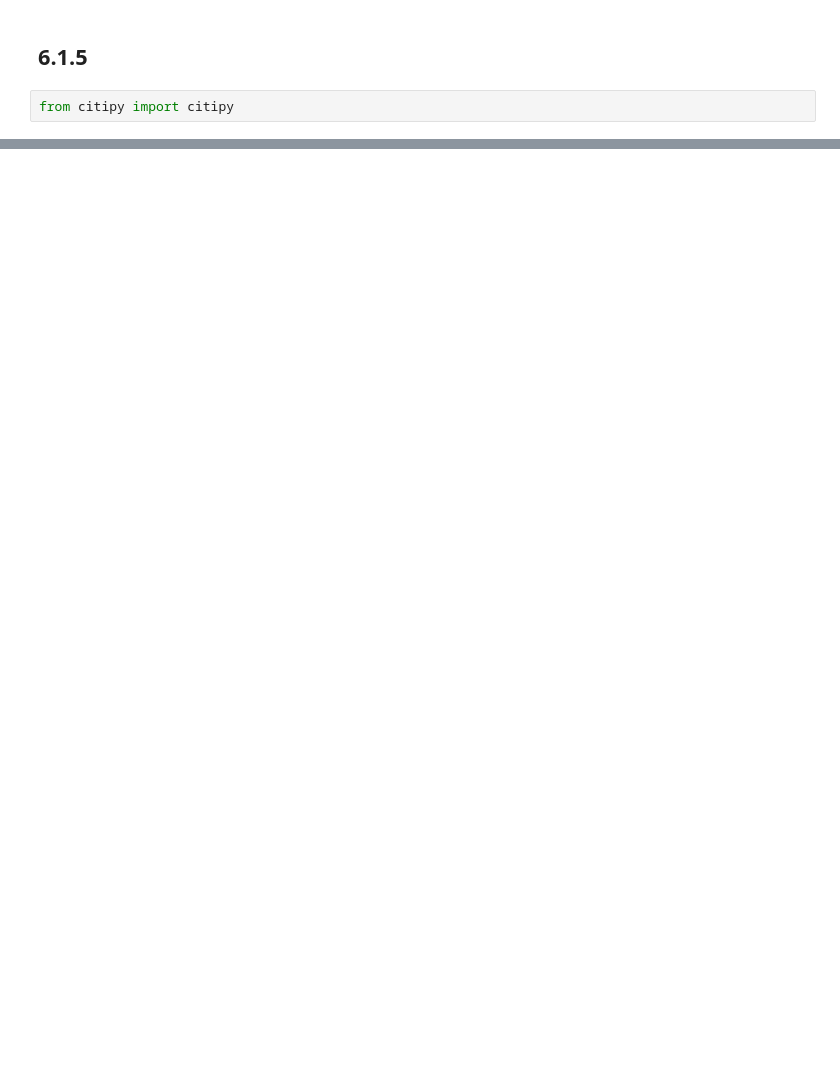
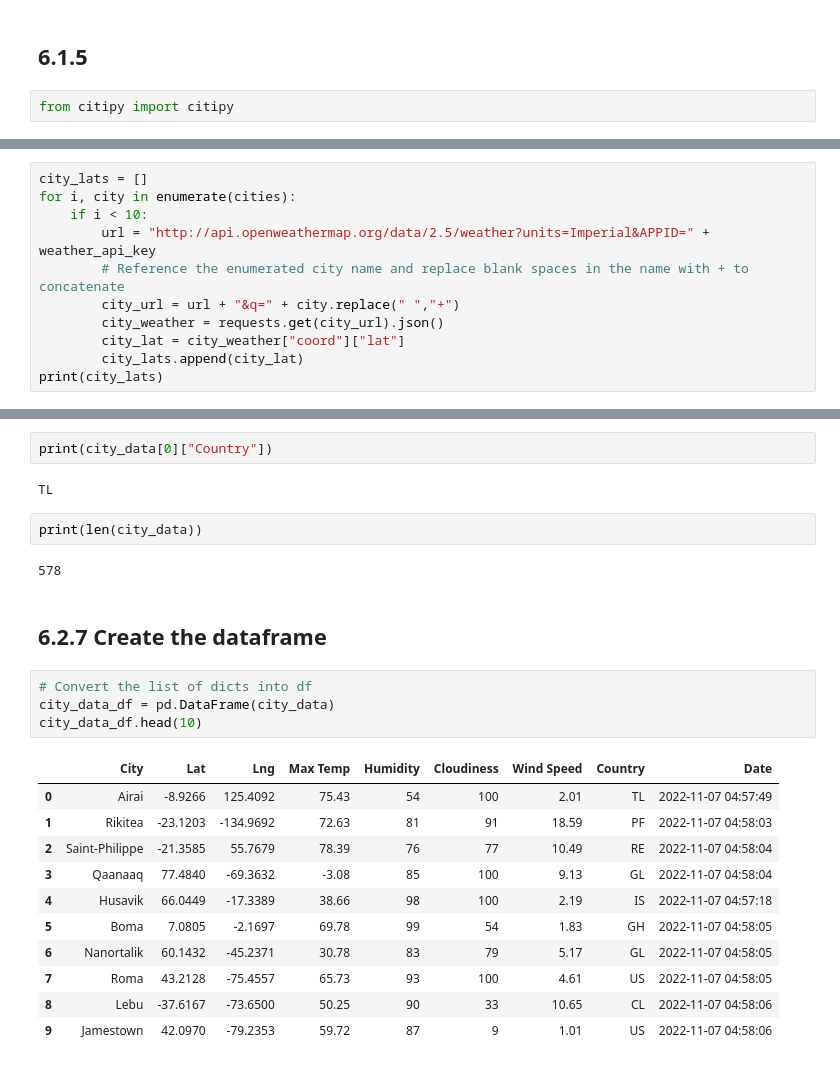
Before and after one commit to russgo1/World_Weather_Analysis, a Jupyter notebook: Lessons/WeatherPy.ipynb, the cells around one changed output, grey strips where cells are left out. Drawn from its saved outputs; the diff is of its cells as text; blank space fills up the shorter version.

```diff
--- a/Lessons/WeatherPy.ipynb
+++ b/Lessons/WeatherPy.ipynb
@@ -66,0 +99,11 @@ print(len(cities))
+# %%
+city_lats = []
+for i, city in enumerate(cities):
+    if i < 10:
+        url = "http://api.openweathermap.org/data/2.5/weather?units=Imperial&APPID=" + weather_api_key
+        # Reference the enumerated city name and replace blank spaces in the name with + to concatenate
+        city_url = url + "&q=" + city.replace(" ","+")
+        city_weather = requests.get(city_url).json()
+        city_lat = city_weather["coord"]["lat"]
+        city_lats.append(city_lat)
+print(city_lats)
@@ -66,0 +205,26 @@ print(len(cities))
+# %%
+print(city_data[0]["Country"])
+# %% [output]
+TL
+# %%
+print(len(city_data))
+# %% [output]
+578
+# %% [markdown]
+## 6.2.7 Create the dataframe
+# %%
+# Convert the list of dicts into df
+city_data_df = pd.DataFrame(city_data)
+city_data_df.head(10)
+# %% [output]
+|  | City | Lat | Lng | Max Temp | Humidity | Cloudiness | Wind Speed | Country | Date |
+| 0 | Airai | -8.9266 | 125.4092 | 75.43 | 54 | 100 | 2.01 | TL | 2022-11-07 04:57:49 |
+| 1 | Rikitea | -23.1203 | -134.9692 | 72.63 | 81 | 91 | 18.59 | PF | 2022-11-07 04:58:03 |
+| 2 | Saint-Philippe | -21.3585 | 55.7679 | 78.39 | 76 | 77 | 10.49 | RE | 2022-11-07 04:58:04 |
+| 3 | Qaanaaq | 77.4840 | -69.3632 | -3.08 | 85 | 100 | 9.13 | GL | 2022-11-07 04:58:04 |
+| 4 | Husavik | 66.0449 | -17.3389 | 38.66 | 98 | 100 | 2.19 | IS | 2022-11-07 04:57:18 |
+| 5 | Boma | 7.0805 | -2.1697 | 69.78 | 99 | 54 | 1.83 | GH | 2022-11-07 04:58:05 |
+| 6 | Nanortalik | 60.1432 | -45.2371 | 30.78 | 83 | 79 | 5.17 | GL | 2022-11-07 04:58:05 |
+| 7 | Roma | 43.2128 | -75.4557 | 65.73 | 93 | 100 | 4.61 | US | 2022-11-07 04:58:05 |
+| 8 | Lebu | -37.6167 | -73.6500 | 50.25 | 90 | 33 | 10.65 | CL | 2022-11-07 04:58:06 |
+| 9 | Jamestown | 42.0970 | -79.2353 | 59.72 | 87 | 9 | 1.01 | US | 2022-11-07 04:58:06 |
```
Also changed, not shown: parts of 12 cells of this notebook, 2 other files.
